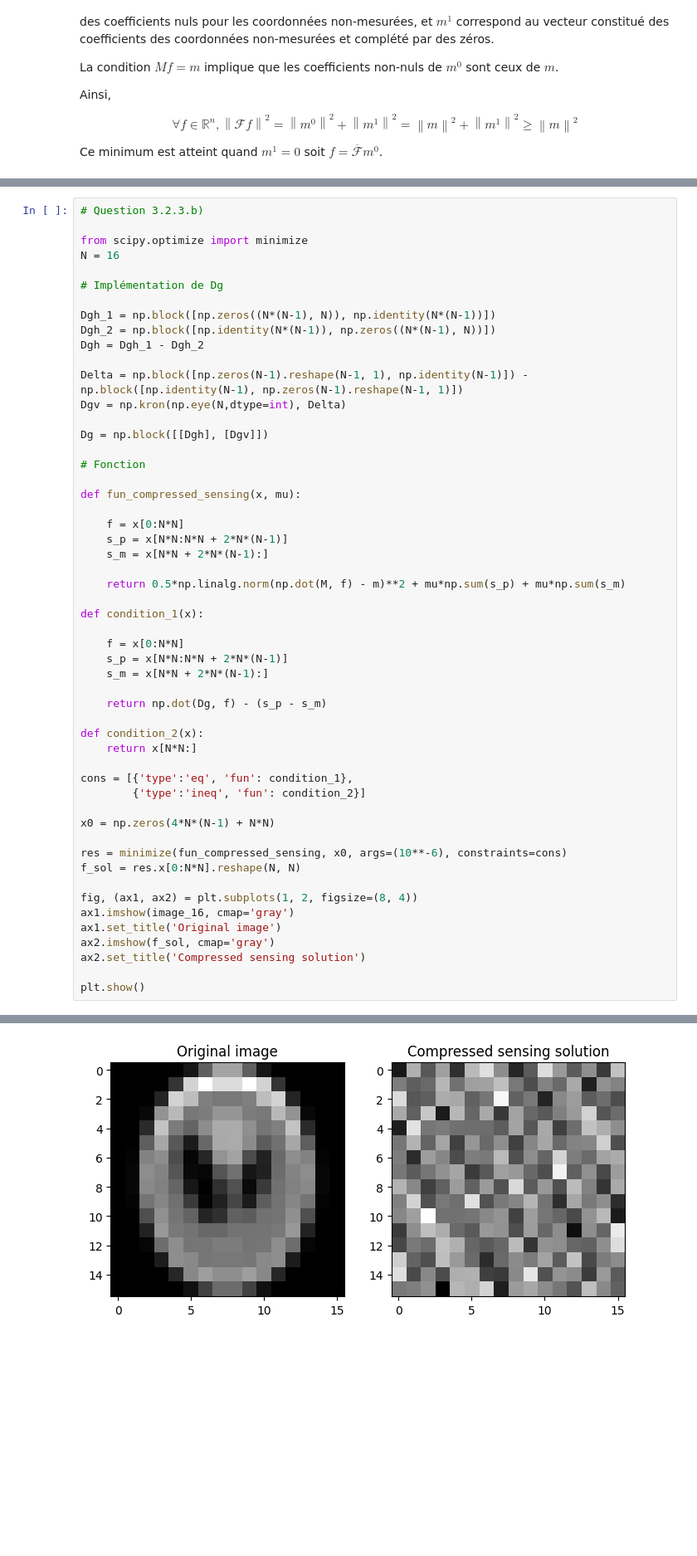
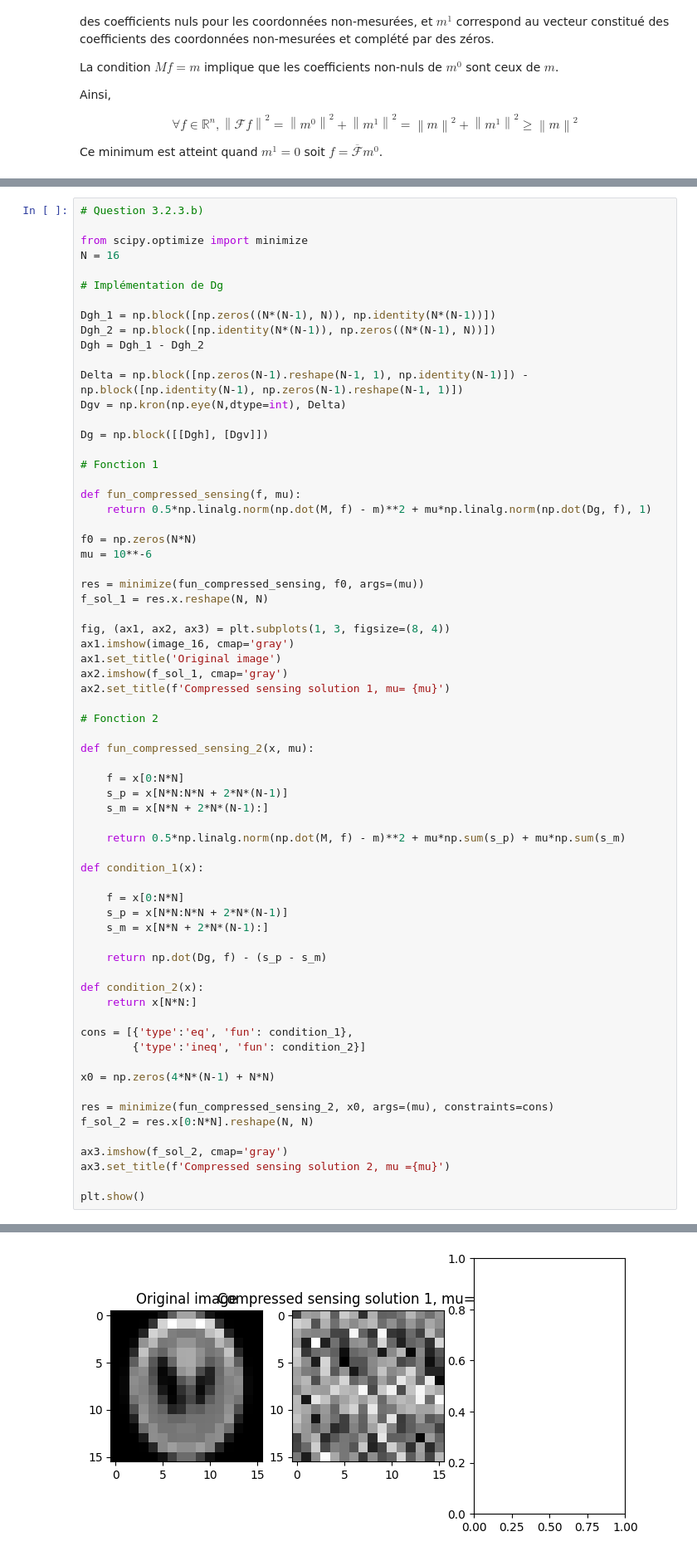
Before and after one commit to VDeumier/Projet_UE11, a Jupyter notebook: projet-opti-ts/X-Ray Tomography.ipynb, the cells around one changed output, grey strips where cells are left out. Shown at 83% size. Drawn from its saved outputs; the diff is of its cells as text; blank space fills up the shorter version.

```diff
--- a/projet-opti-ts/X-Ray Tomography.ipynb
+++ b/projet-opti-ts/X-Ray Tomography.ipynb
@@ -393,9 +398,26 @@ Dgv = np.kron(np.eye(N,dtype=int), Delta)
 
 Dg = np.block([[Dgh], [Dgv]])
 
-# Fonction
+# Fonction 1
 
-def fun_compressed_sensing(x, mu):
+def fun_compressed_sensing(f, mu):
+    return 0.5*np.linalg.norm(np.dot(M, f) - m)**2 + mu*np.linalg.norm(np.dot(Dg, f), 1)
+
+f0 = np.zeros(N*N)
+mu = 10**-6
+
+res = minimize(fun_compressed_sensing, f0, args=(mu))
+f_sol_1 = res.x.reshape(N, N)
+
+fig, (ax1, ax2, ax3) = plt.subplots(1, 3, figsize=(8, 4))
+ax1.imshow(image_16, cmap='gray')
+ax1.set_title('Original image')
+ax2.imshow(f_sol_1, cmap='gray')
+ax2.set_title(f'Compressed sensing solution 1, mu= {mu}')
+
+# Fonction 2
+
+def fun_compressed_sensing_2(x, mu):
 
     f = x[0:N*N]
     s_p = x[N*N:N*N + 2*N*(N-1)]
@@ -419,14 +441,11 @@ cons = [{'type':'eq', 'fun': condition_1},
 
 x0 = np.zeros(4*N*(N-1) + N*N)
 
-res = minimize(fun_compressed_sensing, x0, args=(10**-6), constraints=cons)
-f_sol = res.x[0:N*N].reshape(N, N)
+res = minimize(fun_compressed_sensing_2, x0, args=(mu), constraints=cons)
+f_sol_2 = res.x[0:N*N].reshape(N, N)
 
-fig, (ax1, ax2) = plt.subplots(1, 2, figsize=(8, 4))
-ax1.imshow(image_16, cmap='gray')
-ax1.set_title('Original image')
-ax2.imshow(f_sol, cmap='gray')
-ax2.set_title('Compressed sensing solution')
+ax3.imshow(f_sol_2, cmap='gray')
+ax3.set_title(f'Compressed sensing solution 2, mu ={mu}')
 
 plt.show()
 # %% [output]
@@ -433 +453 @@ plt.show()
-[figure, old version]
+[figure, new version]
```
Also changed, not shown: parts of 7 cells of this notebook, 1 other file.
